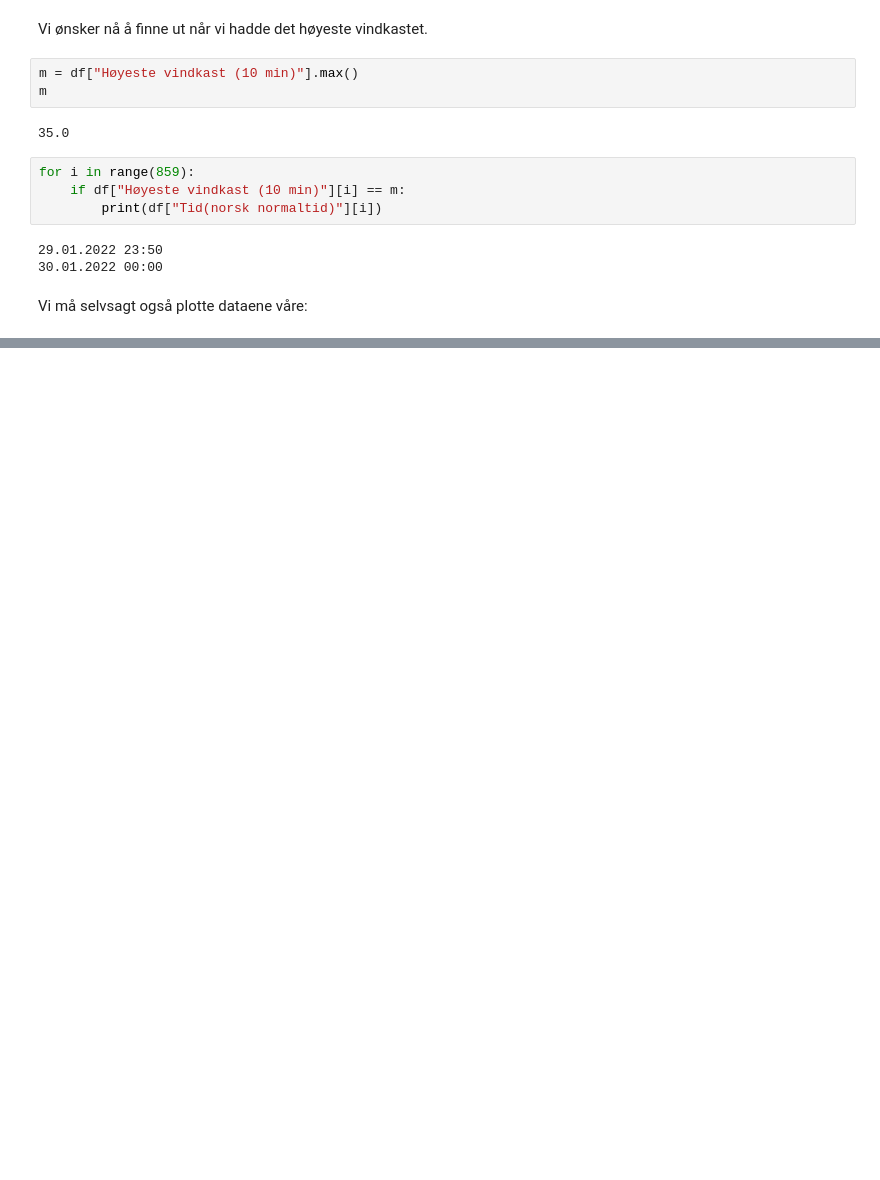
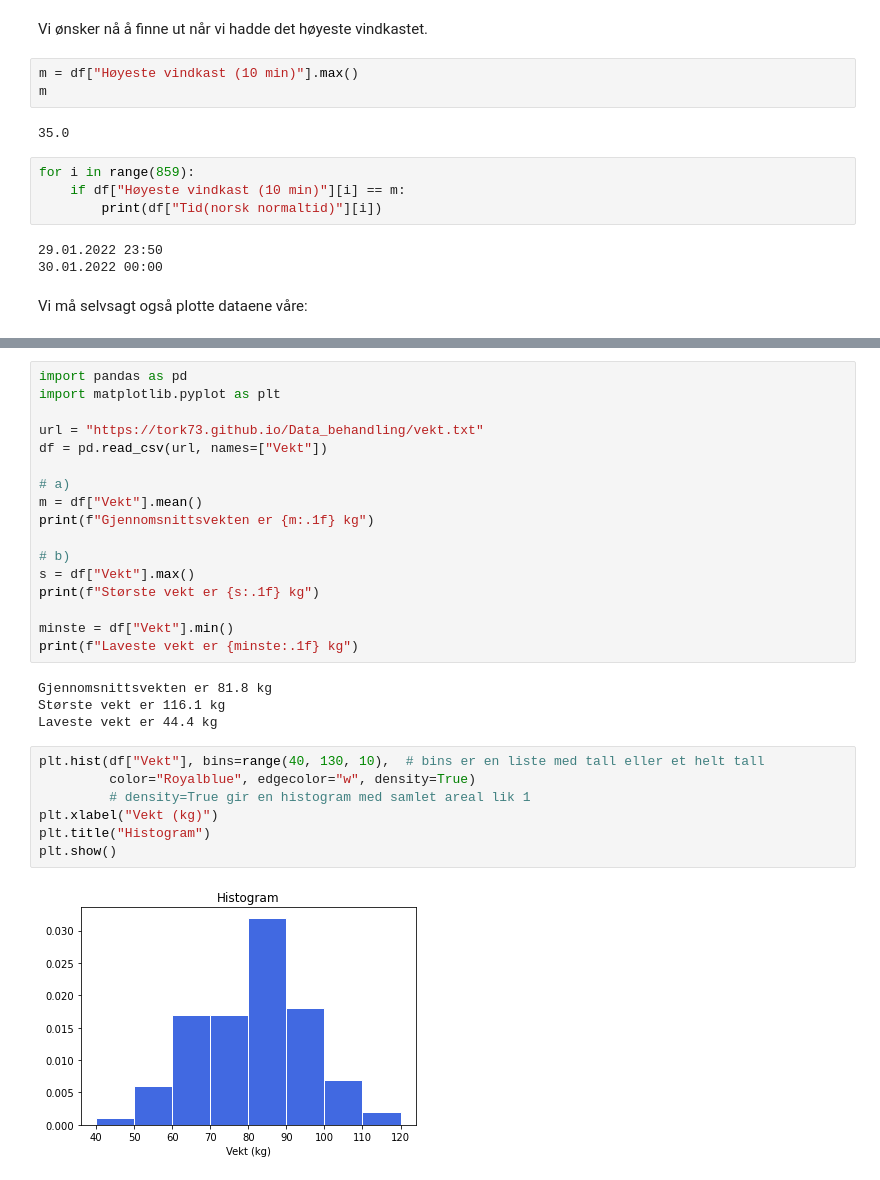
Before and after one commit to tork73/R1, a Jupyter notebook: _sources/laste-inn-data.ipynb, the cells around one changed output, grey strips where cells are left out. Saved outputs shown, nothing was run; the diff lists cells and outputs as text; blank space fills up the shorter version.

```diff
--- a/_sources/laste-inn-data.ipynb
+++ b/_sources/laste-inn-data.ipynb
@@ -209,0 +223,30 @@ plt.show()
+# %%
+import pandas as pd
+import matplotlib.pyplot as plt
+
+url = "https://tork73.github.io/Data_behandling/vekt.txt"
+df = pd.read_csv(url, names=["Vekt"])
+
+# a)
+m = df["Vekt"].mean()
+print(f"Gjennomsnittsvekten er {m:.1f} kg")
+
+# b)
+s = df["Vekt"].max()
+print(f"Største vekt er {s:.1f} kg")
+
+minste = df["Vekt"].min()
+print(f"Laveste vekt er {minste:.1f} kg")
+# %% [output]
+Gjennomsnittsvekten er 81.8 kg
+Største vekt er 116.1 kg
+Laveste vekt er 44.4 kg
+# %%
+plt.hist(df["Vekt"], bins=range(40, 130, 10),  # bins er en liste med tall eller et helt tall
+         color="Royalblue", edgecolor="w", density=True)
+         # density=True gir en histogram med samlet areal lik 1
+plt.xlabel("Vekt (kg)")
+plt.title("Histogram")
+plt.show()
+# %% [output]
+[figure, added]
```
Also changed, not shown: parts of 17 cells of this notebook, 8 other files.
